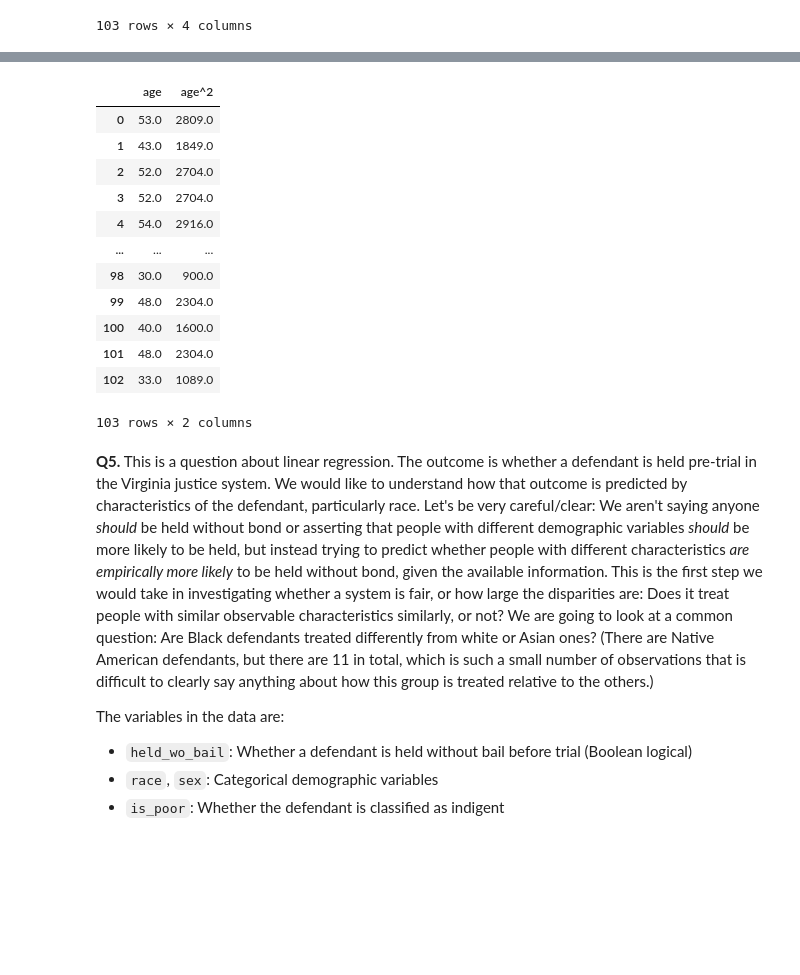
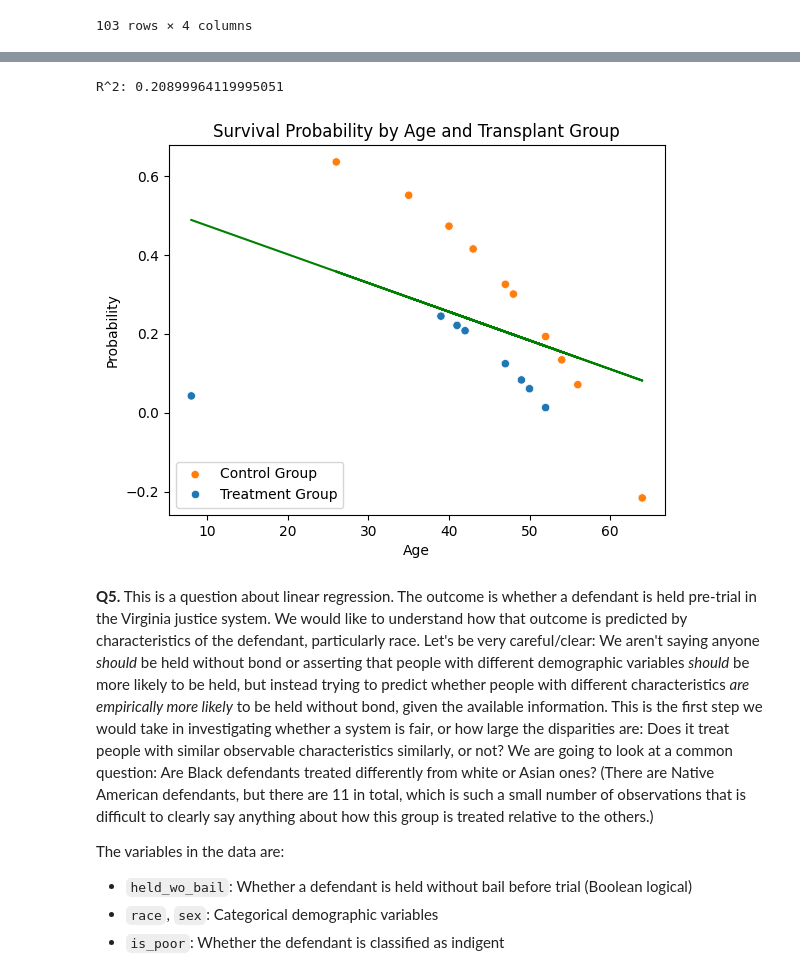
Before and after one commit to jac7az/linearModels, a Jupyter notebook: assignment/assignment.ipynb, the cells around one changed output, grey strips where cells are left out. Drawn from its saved outputs; the diff is of its cells as text; code cells hidden in the pictures; blank space fills up the shorter version.

```diff
--- a/assignment/assignment.ipynb
+++ b/assignment/assignment.ipynb
@@ -277,24 +278,44 @@ pd.DataFrame({"Neighbourhood":hreg.feature_names_in_,'Coefficient':hreg.coef_,"I
 | 0 | age | -0.013607 | 0.701957 |
 | 1 | transplant_treatment | 0.264702 | 0.701957 |
 # %%
+transplant = pd.get_dummies(heart['transplant'], drop_first=True, dtype=int)
 expand=PolynomialFeatures(degree=2,include_bias=False)
 df=expand.fit_transform(heart[['age']])
-xheart2=pd.DataFrame(data=df,columns=expand.get_feature_names_out())
-xheart2
+xheart3=pd.DataFrame(data=df,columns=expand.get_feature_names_out())
+xheart3 = pd.concat([xheart3, transplant, heart[['y']]], axis=1)
+xheart3['age_transplant'] = xheart3['age'] * xheart3['treatment']
+xheart3['age^2_transplant'] = xheart3['age^2'] * xheart3['treatment']
+htrain,htest,y_htrain,y_htest=train_test_split(xheart3[['age','age^2','treatment','age_transplant','age^2_transplant']],xheart3['y'],test_size=0.2,random_state=135)
+xhtrain=pd.get_dummies(htrain[['treatment','age','age^2','age^2_transplant','age_transplant']],dtype='int',drop_first=True)
+hreg3=LinearRegression(fit_intercept=True).fit(xhtrain,y_htrain)
+pd.DataFrame({"Variable":hreg3.feature_names_in_,'Coefficient':hreg3.coef_,"Intercept":hreg3.intercept_})
+
+xhtest = pd.get_dummies(htest[['treatment', 'age', 'age^2', 'age^2_transplant',"age_transplant"]], dtype='int', drop_first=True)
+hpred=hreg3.predict(xhtest)
+print("R^2:",hreg3.score(xhtest,y_htest))
+
+def slr(x,y):
+    x_bar = np.mean(x)
+    y_bar = np.mean(y)
+    b1 = np.inner(x-x_bar,y-y_bar)/np.inner(x-x_bar,x)
+    b0 = y_bar - b1*x_bar
+    y_hat = b0 + b1*x
+    residuals = y - y_hat
+    return({'b0':b0,'b1':b1,'y_hat':y_hat,'residuals':residuals})
+
+xhtest['predictions']=hpred
+
+sns.scatterplot(data=xhtest,x='age',y="predictions",hue='treatment')
+plt.plot(xhtest['age'],slr(xhtest['age'],hpred)['y_hat'],label='Regression Line',color='green')
+plt.xlabel("Age")
+plt.ylabel("Probability")
+plt.title('Survival Probability by Age and Transplant Group')
+plt.legend(loc='lower left',labels=['Control Group','Treatment Group'])
+plt.show()
+#Chances of survivability by age generally decreases as age increases.
 # %% [output]
-|  | age | age^2 |
-| 0 | 53.0 | 2809.0 |
-| 1 | 43.0 | 1849.0 |
-| 2 | 52.0 | 2704.0 |
-| 3 | 52.0 | 2704.0 |
-| 4 | 54.0 | 2916.0 |
-| ... | ... | ... |
-| 98 | 30.0 | 900.0 |
-| 99 | 48.0 | 2304.0 |
-| 100 | 40.0 | 1600.0 |
-| 101 | 48.0 | 2304.0 |
-| 102 | 33.0 | 1089.0 |
-103 rows × 2 columns
+R^2: 0.20899964119995051
+[figure, added]
 # %% [markdown]
 **Q5.** This is a question about linear regression. The outcome is whether a defendant is held pre-trial in the Virginia justice system. We would like to understand how that outcome is predicted by characteristics of the defendant, particularly race. Let's be very careful/clear: We aren't saying anyone *should* be held without bond or asserting that people with different demographic variables *should* be more likely to be held, but instead trying to predict whether people with different characteristics *are empirically more likely* to be held without bond, given the available information. This is the first step we would take in investigating whether a system is fair, or how large the disparities are: Does it treat people with similar observable characteristics similarly, or not? We are going to look at a common question: Are Black defendants treated differently from white or Asian ones? (There are Native American defendants, but there are 11 in total, which is such a small number of observations that is difficult to clearly say anything about how this group is treated relative to the others.)
 
```
Also changed, not shown: parts of 5 cells of this notebook.
